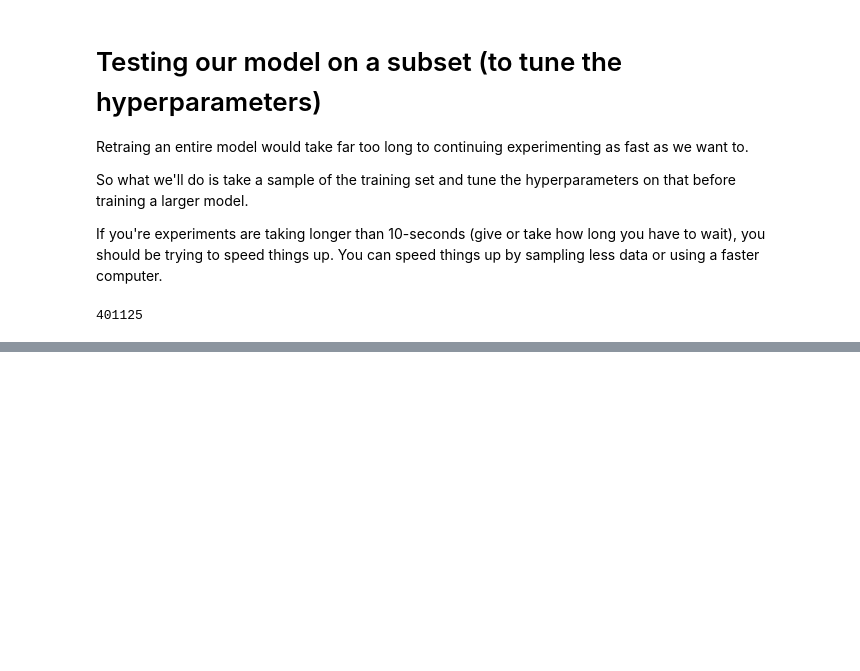
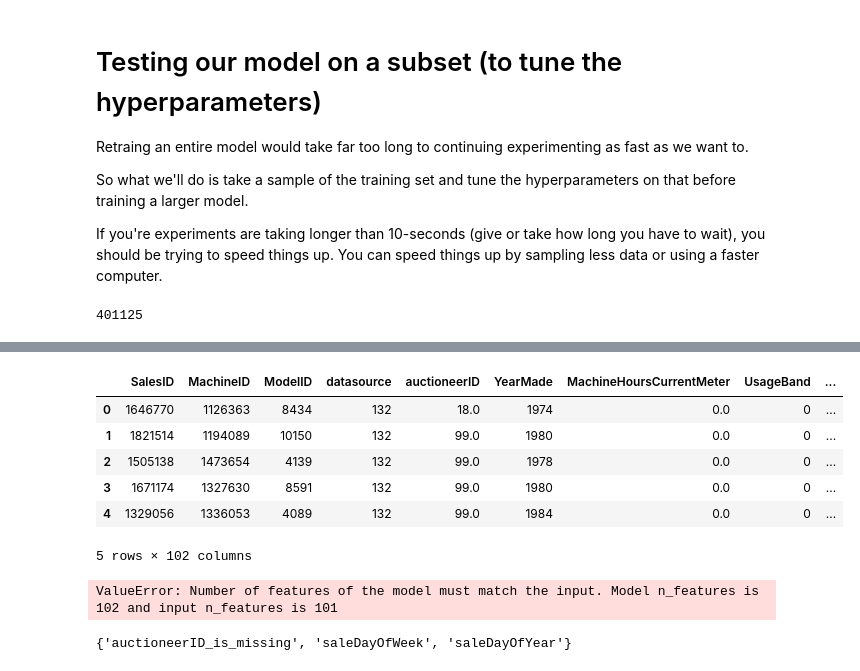
Before and after one commit to gbolahanolumade/Blue-Book-for-Bulldozer, a Jupyter notebook: BULLDOZER PRICES.ipynb, the cells around one changed output, grey strips where cells are left out. Drawn from its saved outputs; the diff is of its cells as text; code cells hidden in the pictures; blank space fills up the shorter version.

```diff
--- a/BULLDOZER PRICES.ipynb
+++ b/BULLDOZER PRICES.ipynb
@@ -578,0 +560,19 @@ Remember, we're trying to reduce the amount of time it takes between experiments
+# %%
+%%time
+from sklearn.model_selection import RandomizedSearchCV
+
+# Different RandomForestClassifier hyperparameters
+rf_grid = {"n_estimators": np.arange(10, 100, 10),
+           "max_depth": [None, 3, 5, 10],
+           "min_samples_split": np.arange(2, 20, 2),
+           "min_samples_leaf": np.arange(1, 20, 2),
+           "max_features": [0.5, 1, "sqrt", "auto"],
+           "max_samples": [10000]}
+
+rs_model = RandomizedSearchCV(RandomForestRegressor(),
+                              param_distributions=rf_grid,
+                              n_iter=20,
+                              cv=5,
+                              verbose=True)
+
+rs_model.fit(X_train, y_train)
@@ -578,0 +733,22 @@ Remember, we're trying to reduce the amount of time it takes between experiments
+# %%
+X_train.head()
+# %% [output]
+|  | SalesID | MachineID | ModelID | datasource | auctioneerID | YearMade | MachineHoursCurrentMeter | UsageBand | ... |
+| 0 | 1646770 | 1126363 | 8434 | 132 | 18.0 | 1974 | 0.0 | 0 | ... |
+| 1 | 1821514 | 1194089 | 10150 | 132 | 99.0 | 1980 | 0.0 | 0 | ... |
+| 2 | 1505138 | 1473654 | 4139 | 132 | 99.0 | 1978 | 0.0 | 0 | ... |
+| 3 | 1671174 | 1327630 | 8591 | 132 | 99.0 | 1980 | 0.0 | 0 | ... |
+| 4 | 1329056 | 1336053 | 4089 | 132 | 99.0 | 1984 | 0.0 | 0 | ... |
+5 rows × 102 columns
+# %%
+# Make predictions on the test dataset using the best model
+test_preds = ideal_model.predict(df_test)
+# %% [output]
+ValueError: Number of features of the model must match the input. Model n_features is 102 and input n_features is 101
+# %%
+
+
+# We can find how the columns differ using sets
+set(X_train.columns) - set(df_test.columns)
+# %% [output]
+{'auctioneerID_is_missing', 'saleDayOfWeek', 'saleDayOfYear'}
```
Also changed, not shown: parts of 28 cells of this notebook.
